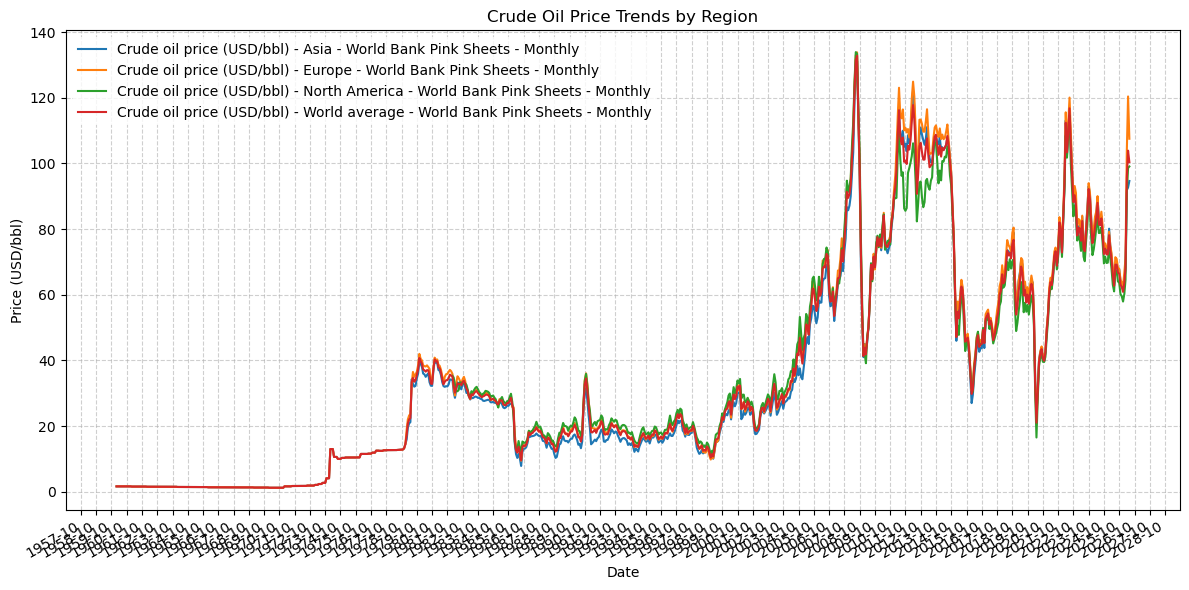
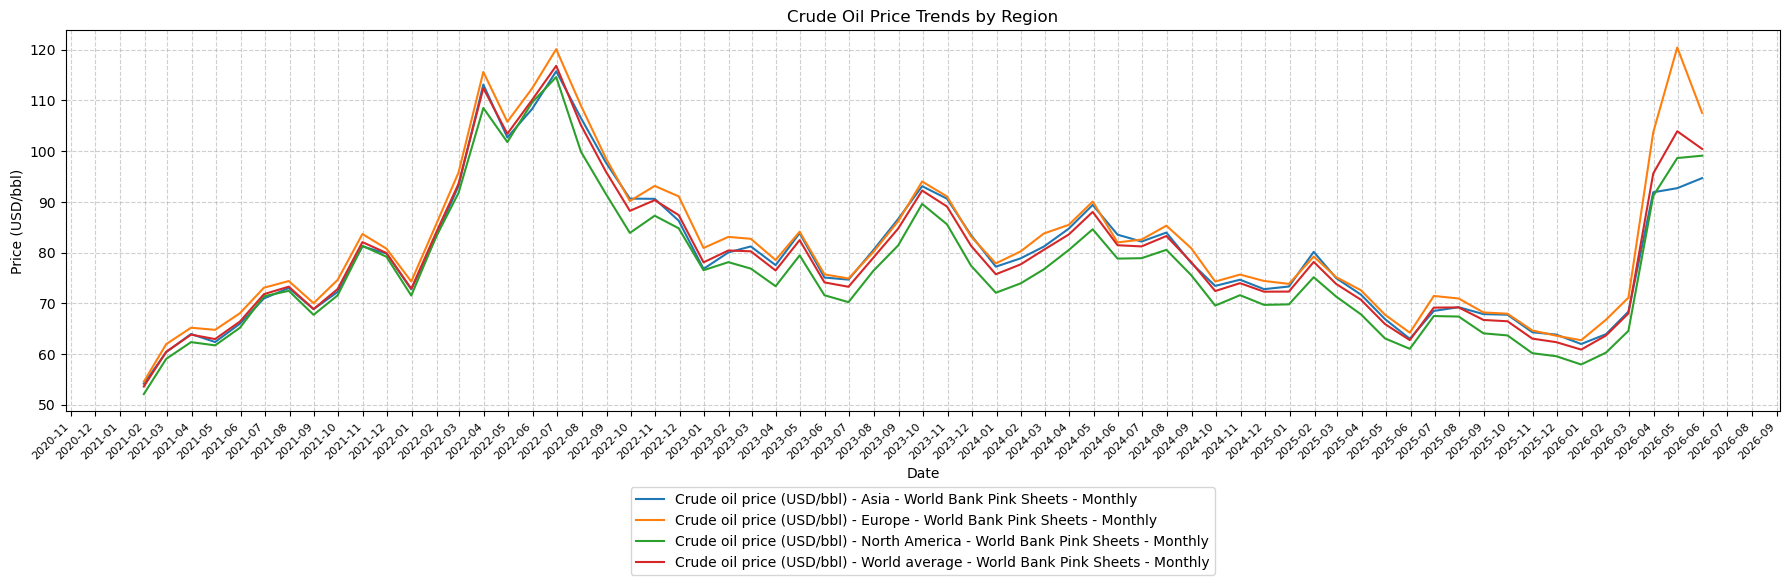
The change to this notebook cell's code, shown as a diff; its figure went from the first image to the second:
--- before
+++ after
@@ -2,9 +2,10 @@
 import matplotlib.dates as mdates  # 日付目盛りを操作するためのモジュール
 
-# グラフを描画する土台（figとax）を作成
-fig, ax = plt.subplots(figsize=(12, 6))
+filtered_df = df.query("date > 2021")
+
+fig, ax = plt.subplots(figsize=(18, 6))
 
 # region（地域）ごとにグループ化してプロット
-for region_name, group in df.groupby('region'):
+for region_name, group in filtered_df.groupby('region'):
     # plt.plot ではなく ax.plot を使います
     ax.plot(group['date'], group['price_usd_bbl'], label=region_name)
@@ -14,5 +15,5 @@
 # ① 目盛りの間隔を「月ごと」に設定
 # ※ もし表示期間が長すぎてラベルが重なる場合は、interval=3（3ヶ月ごと）や interval=12（1年ごと）などに調整してください
-ax.xaxis.set_major_locator(mdates.MonthLocator(interval=12))
+ax.xaxis.set_major_locator(mdates.MonthLocator(interval=1))
 
 # ② 日付の表示フォーマットを「年-月（例: 1960-01）」に設定
@@ -21,4 +22,5 @@
 # ③ 日付ラベルを少し斜めにして、重なりを防ぐ自動調整
 fig.autofmt_xdate()
+plt.xticks(fontsize=8, rotation=45)
 
 # --------------------------------------------
@@ -31,5 +33,5 @@
 # 凡例・グリッド・レイアウトの設定
 plt.legend(bbox_to_anchor=(1.05, 1), loc='upper left')
-ax.legend(loc='upper left', frameon=True, facecolor='white', edgecolor='none')
+plt.legend(loc="upper center", bbox_to_anchor=(0.5, -0.18), ncol=1)
 ax.grid(True, linestyle='--', alpha=0.6)
 plt.tight_layout()

Commit: Update Cost-Burden_Analysis2_(Ai & Ririka).ipynb